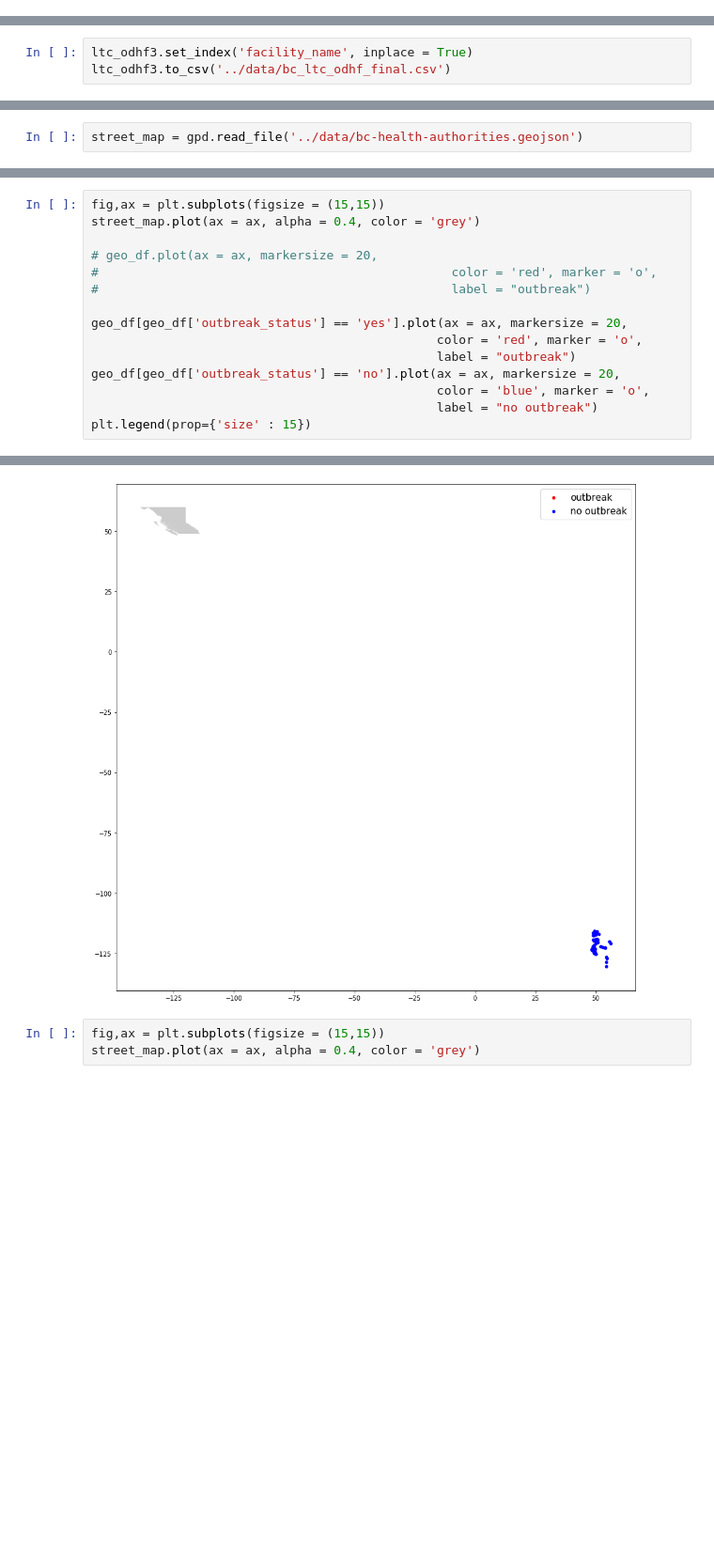
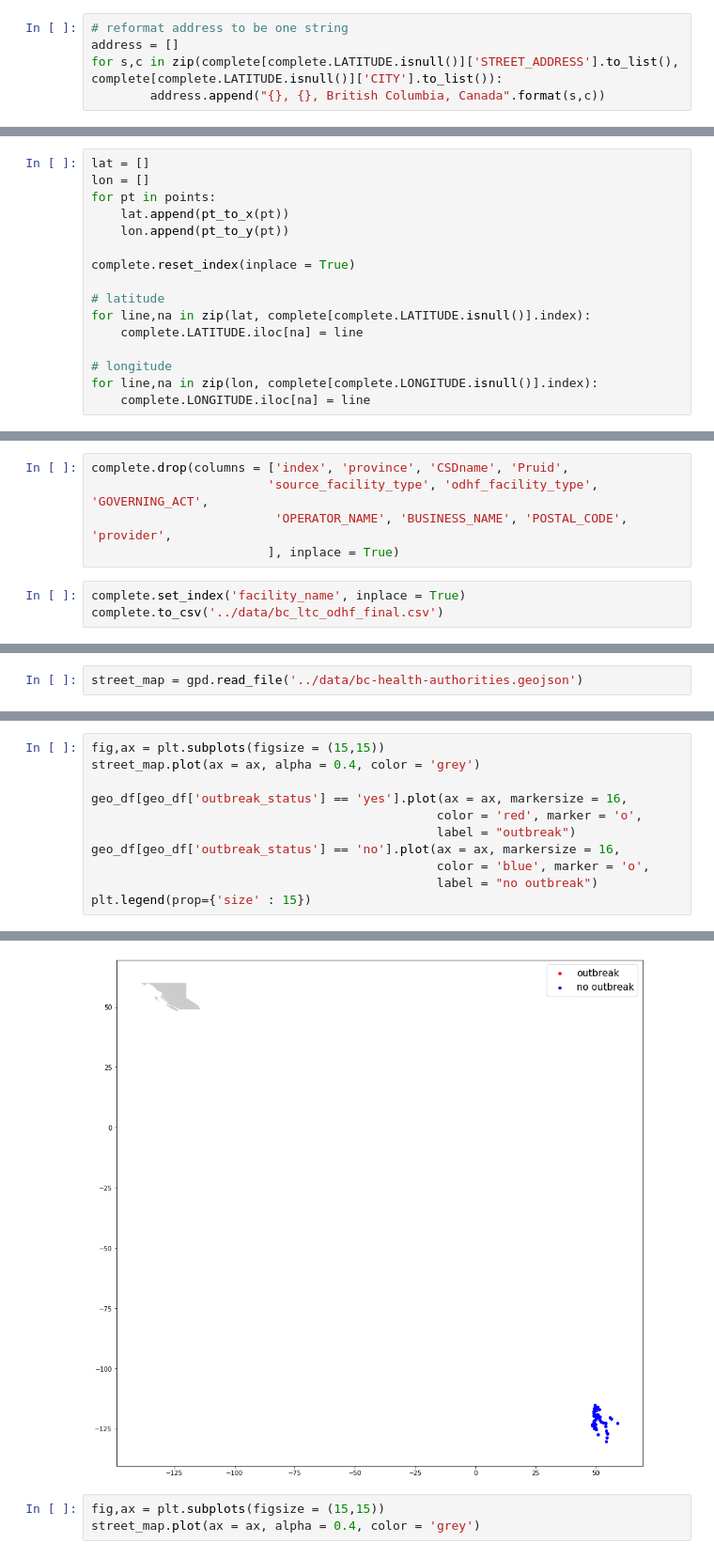
Before and after one commit to nganlyle/wrangle_covid, a Jupyter notebook: wrangling/BC-LTC-ODHF-Merge.ipynb, the cells around one changed output, grey strips where cells are left out. Shown: that part at 94% size. Drawn from its saved outputs; the diff is of its cells as text; blank space fills up the shorter version.

Commit message:
updated data and analysis

```diff
--- a/wrangling/BC-LTC-ODHF-Merge.ipynb
+++ b/wrangling/BC-LTC-ODHF-Merge.ipynb
@@ -523,0 +589,5 @@ list(set(bcgov_ltc.POSTAL.unique()) - set(ltc_odhf3.POSTAL.unique()))
+# %%
+# reformat address to be one string
+address = []
+for s,c in zip(complete[complete.LATITUDE.isnull()]['STREET_ADDRESS'].to_list(), complete[complete.LATITUDE.isnull()]['CITY'].to_list()):
+        address.append("{}, {}, British Columbia, Canada".format(s,c))
@@ -523,0 +608,16 @@ list(set(bcgov_ltc.POSTAL.unique()) - set(ltc_odhf3.POSTAL.unique()))
+# %%
+lat = []
+lon = []
+for pt in points:
+    lat.append(pt_to_x(pt))
+    lon.append(pt_to_y(pt))
+
+complete.reset_index(inplace = True)
+
+# latitude
+for line,na in zip(lat, complete[complete.LATITUDE.isnull()].index):
+    complete.LATITUDE.iloc[na] = line
+
+# longitude
+for line,na in zip(lon, complete[complete.LONGITUDE.isnull()].index):
+    complete.LONGITUDE.iloc[na] = line
@@ -529,3 +660,8 @@ list(set(bcgov_ltc.POSTAL.unique()) - set(ltc_odhf3.POSTAL.unique()))
+# %%
+complete.drop(columns = ['index', 'province', 'CSDname', 'Pruid',
+                        'source_facility_type', 'odhf_facility_type', 'GOVERNING_ACT',
+                         'OPERATOR_NAME', 'BUSINESS_NAME', 'POSTAL_CODE', 'provider',
+                        ], inplace = True)
 # %%
-ltc_odhf3.set_index('facility_name', inplace = True)
-ltc_odhf3.to_csv('../data/bc_ltc_odhf_final.csv')
+complete.set_index('facility_name', inplace = True)
+complete.to_csv('../data/bc_ltc_odhf_final.csv')
@@ -578,21 +732,17 @@ geo_df[['facility_name', 'outbreak_status','POSTAL', 'LATITUDE', 'LONGITUDE', 'g
 # %%
 fig,ax = plt.subplots(figsize = (15,15))
 street_map.plot(ax = ax, alpha = 0.4, color = 'grey')
 
-# geo_df.plot(ax = ax, markersize = 20,
-#                                                color = 'red', marker = 'o',
-#                                                label = "outbreak")
-
-geo_df[geo_df['outbreak_status'] == 'yes'].plot(ax = ax, markersize = 20,
+geo_df[geo_df['outbreak_status'] == 'yes'].plot(ax = ax, markersize = 16,
                                                color = 'red', marker = 'o',
                                                label = "outbreak")
-geo_df[geo_df['outbreak_status'] == 'no'].plot(ax = ax, markersize = 20,
+geo_df[geo_df['outbreak_status'] == 'no'].plot(ax = ax, markersize = 16,
                                                color = 'blue', marker = 'o',
                                                label = "no outbreak")
 plt.legend(prop={'size' : 15})
 # %% [output]
 <matplotlib.legend.Legend at 0x...>
-[figure, old version]
+[figure, new version]
 # %%
 fig,ax = plt.subplots(figsize = (15,15))
 street_map.plot(ax = ax, alpha = 0.4, color = 'grey')
```
Also changed, not shown: parts of 24 cells of this notebook, 6 other files.
